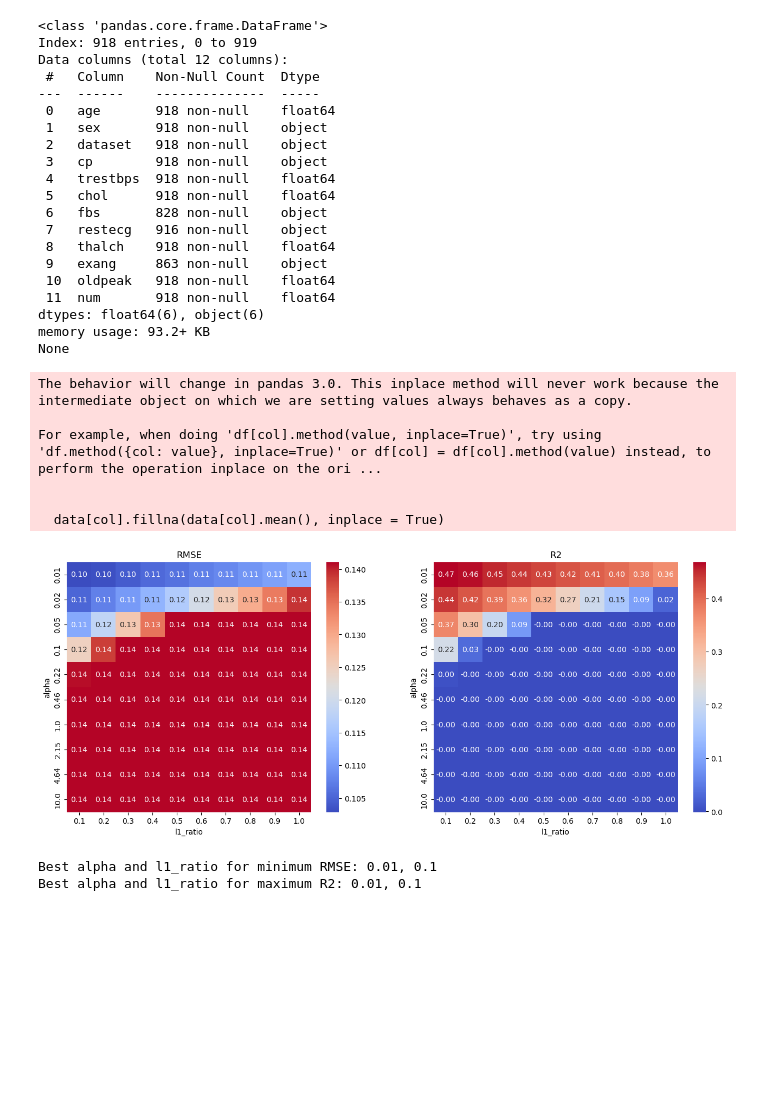
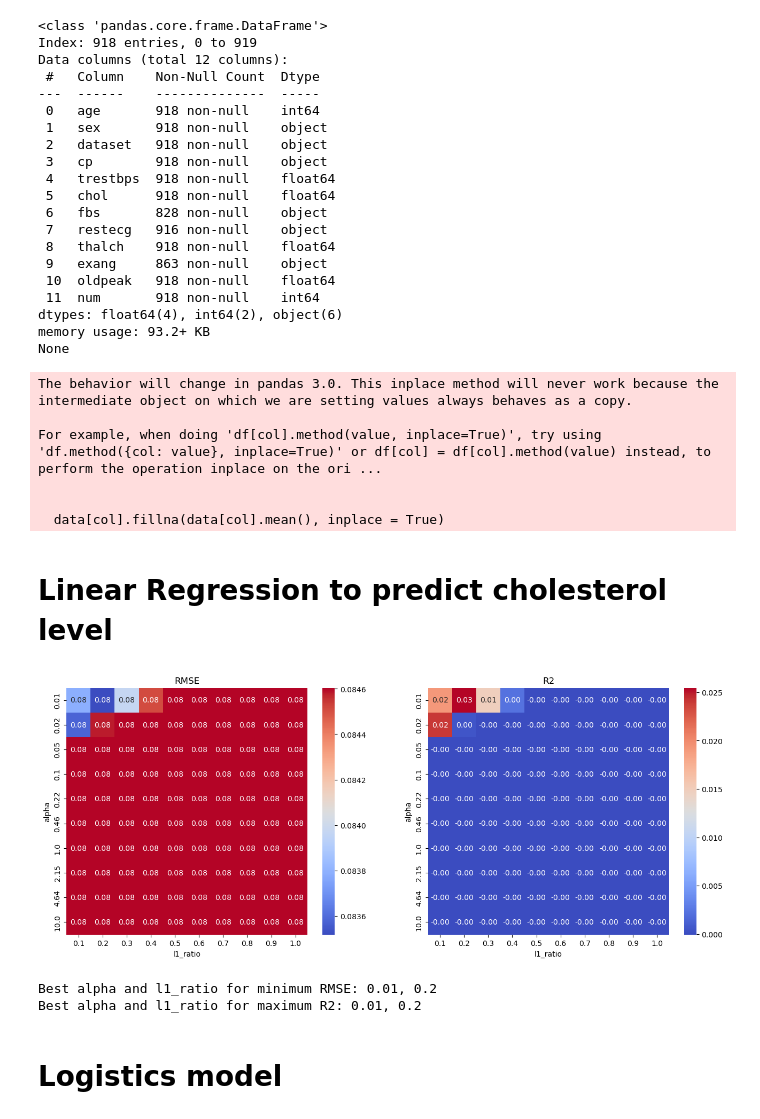
Before and after one commit to nguyenntkn/BINF-5507-Assignment-2, a Jupyter notebook: Script/main.ipynb, the cells around one changed output. Saved outputs shown, nothing was run; the diff lists cells and outputs as text; code cells hidden in the pictures; blank space fills up the shorter version.

Commit message:
Working on logistics regression

```diff
--- a/Script/main.ipynb
+++ b/Script/main.ipynb
@@ -2,17 +2,25 @@
 import pandas as pd
 import Nguyen_data_processor as dp
 
+# ================================= Data cleaning ==============================================
 # Import data
 data = pd.read_csv('/Users/nguyennguyen/Documents/Clinical Bioinfo/MLAI/BINF-5507-Assignment-2/Data/heart_disease_uci.csv')
 
 # Cleaning data
 clean_data = data.copy()
 
+# Convert the weird values in cholesterol columns (is 0) to NaN for imputing
+clean_data.loc[clean_data['chol'] == 0, 'chol'] =  float('NaN')
+
+# Additional cleaning
 clean_data = dp.remove_missing_columns(clean_data)
 clean_data = dp.impute_missing_values(clean_data)
 clean_data = dp.remove_duplicates(clean_data)
-clean_data = dp.normalize_data(clean_data)
 clean_data = dp.remove_redundant_features(clean_data)
+
+# Impute outliers in "chol" columns as some values are at exactly 0
+clean_data = dp.impute_outlier(clean_data, method = 'mean', threshold = 2.5)
+
 
 print(clean_data.info())
 
@@ -23,7 +31,7 @@ Index: 918 entries, 0 to 919
 Data columns (total 12 columns):
  #   Column    Non-Null Count  Dtype
 ---  ------    --------------  -----
- 0   age       918 non-null    float64
+ 0   age       918 non-null    int64
  1   sex       918 non-null    object
  2   dataset   918 non-null    object
  3   cp        918 non-null    object
@@ -34,8 +42,8 @@ Data columns (total 12 columns):
  8   thalch    918 non-null    float64
  9   exang     863 non-null    object
  10  oldpeak   918 non-null    float64
- 11  num       918 non-null    float64
-dtypes: float64(6), object(6)
+ 11  num       918 non-null    int64
+dtypes: float64(4), int64(2), object(6)
 memory usage: 93.2+ KB
 None
 The behavior will change in pandas 3.0. This inplace method will never work because the intermediate object on which we are setting values always behaves as a copy.
@@ -44,19 +52,27 @@ For example, when doing 'df[col].method(value, inplace=True)', try using 'df.met
 
 
   data[col].fillna(data[col].mean(), inplace = True)
+# %% [markdown]
+# Linear Regression to predict cholesterol level
 # %%
 import numpy as np
 import pandas as pd
+import Nguyen_data_processor as dp
 import matplotlib.pyplot as plt
 import seaborn as sns
 from sklearn.model_selection import train_test_split
 from sklearn.linear_model import ElasticNet
 from sklearn.metrics import mean_squared_error, r2_score
 
+
+
 # ================================= Preparing model ==============================================
 # Drop any rows with NA values
 reg_data = clean_data.copy()
 reg_data.dropna(inplace = True)
+
+# Normalize data
+reg_data = dp.normalize_data(reg_data)
 
 # Split data into features and target
 target = reg_data['chol']
@@ -117,36 +133,38 @@ axs[1].set_ylabel("alpha")
 plt.show()
 
 
 # =================================== Find best config ===============================================
 # Find the indices of the cell with the minimum RMSE
 # Use np.argmin() to find the indices of the minimum value in the 2D array, specifying the shape of the array
 # First, it flattens the array into 1D dimension:
 #       [1,2,3]
 #       [4,5,6]     => [1,2,3,4,5,6,7,8,9]
 #       [7,8,9]
 # Then it finds the minimum value and return the index in the flattened array. In this case, it would be index 0 (value 1)
 # It also returns the shape of the original array.
 # We then use np.unravel_index() to convert the index to match the original 2D array, returning a tuple of the input flattened index.
 #       [1,2,3]
 #       [4,5,6]     => [1,2,3,4,5,6,7,8,9]
 #       [7,8,9]     =>  0 = [0,0]
 min_rmse_idx = np.unravel_index(np.argmin(rmse_values), rmse_values.shape)
 # After getting the 2D index for best config, we can extract the value of each axis (alpha and l1_ratio)
 alpha_min_rmse = alphas[min_rmse_idx[0]]
 l1_ratio_min_rmse = l1_ratios[min_rmse_idx[1]]
 
 # Find the indices of the cell with the maximum R2
 max_r2_idx = np.unravel_index(np.argmax(r2_values), r2_values.shape)
 alpha_max_r2 = alphas[max_r2_idx[0]]
 l1_ratio_max_r2 = l1_ratios[max_r2_idx[1]]
 
 # Print out best config:
 print(f"Best alpha and l1_ratio for minimum RMSE: {alpha_min_rmse}, {l1_ratio_min_rmse}")
 print(f"Best alpha and l1_ratio for maximum R2: {alpha_max_r2}, {l1_ratio_max_r2}")
 # %% [output]
-[figure, old version]
+[figure, new version]
-Best alpha and l1_ratio for minimum RMSE: 0.01, 0.1
-Best alpha and l1_ratio for maximum R2: 0.01, 0.1
+Best alpha and l1_ratio for minimum RMSE: 0.01, 0.2
+Best alpha and l1_ratio for maximum R2: 0.01, 0.2
+# %% [markdown]
+# Logistics model
 # %%
 # 2. Classification Models
 # Train and evaluate logistic regression and k-NN classifiers to predict heart disease
```
Also changed, not shown: parts of 1 cell of this notebook, 2 other files.
